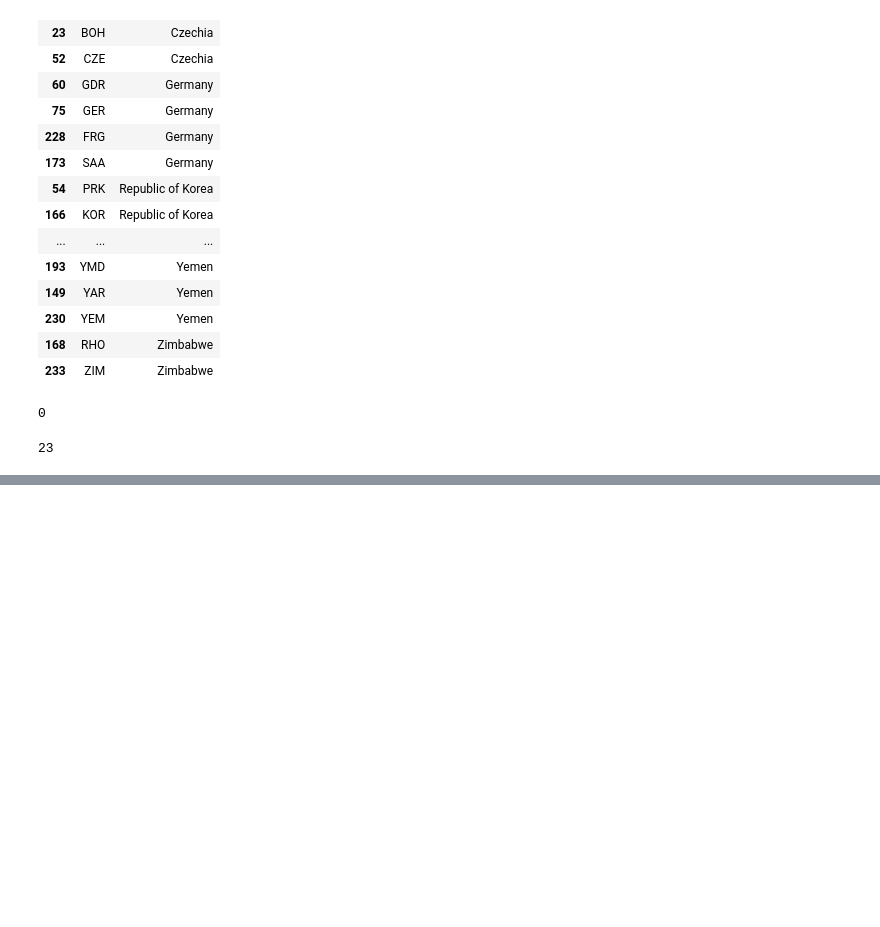
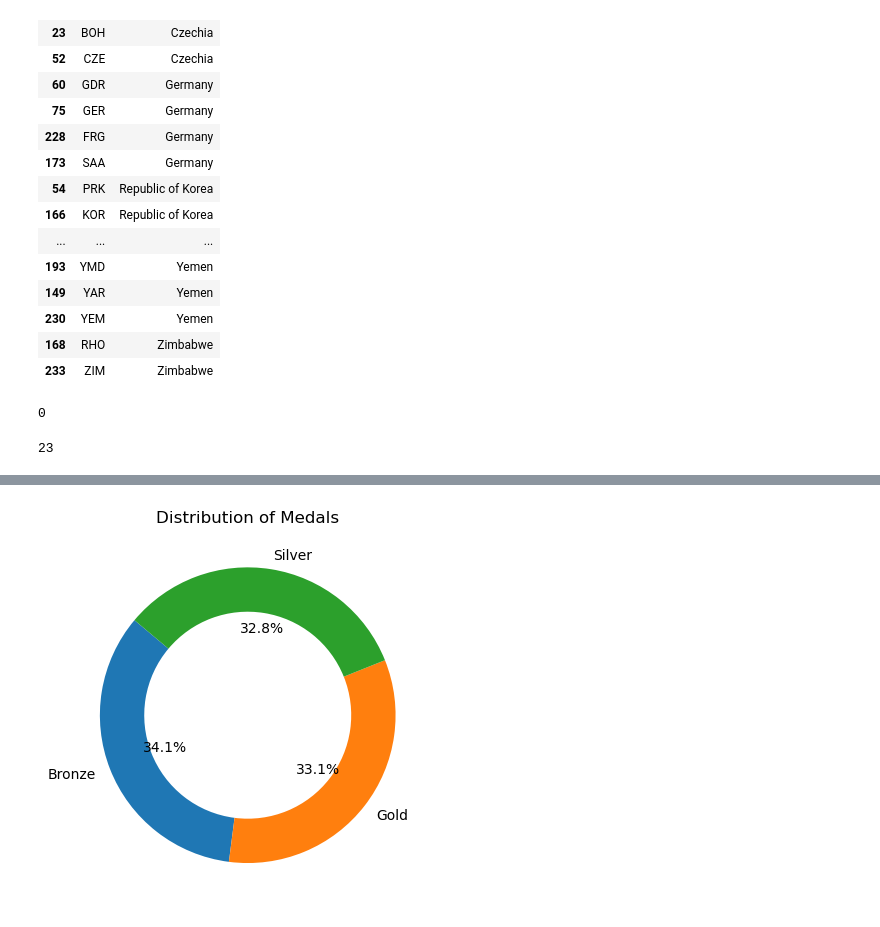
Before and after one commit to Gartles20/Project-1-Group-5, a Jupyter notebook: noah_example/female_data.ipynb, the cells around one changed output, grey strips where cells are left out. Cells and saved outputs as stored; diff of their text form; code cells hidden in the pictures; blank space fills up the shorter version.

```diff
--- a/noah_example/female_data.ipynb
+++ b/noah_example/female_data.ipynb
@@ -188,0 +369,15 @@ female_Country_medal_event_df.head()
+# %%
+import pandas as pd
+import matplotlib.pyplot as plt
+
+female_country_event_recent_df
+
+# Count the number of each medal type
+medal_counts = female_country_event_recent_df['medal'].value_counts()
+
+# Create a donut chart
+plt.pie(medal_counts, labels=medal_counts.index, autopct='%1.1f%%', startangle=140, wedgeprops=dict(width=0.3))
+plt.title('Distribution of Medals')
+plt.show()
+# %% [output]
+[figure, added]
```
Also changed, not shown: parts of 41 cells of this notebook.
